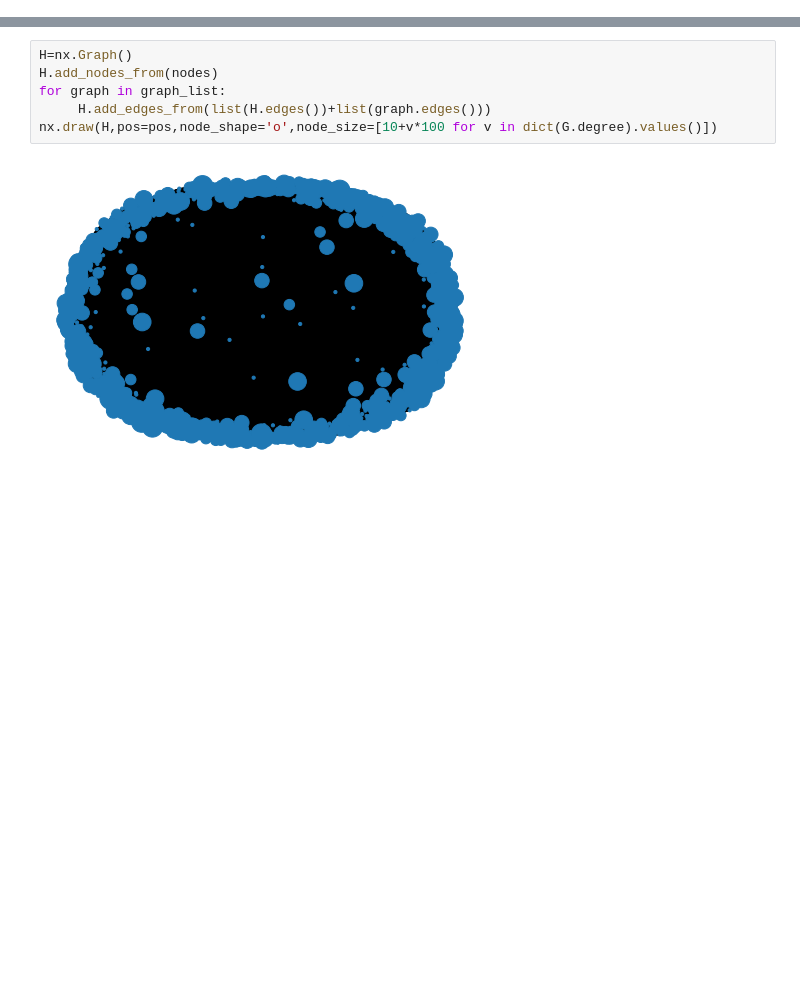
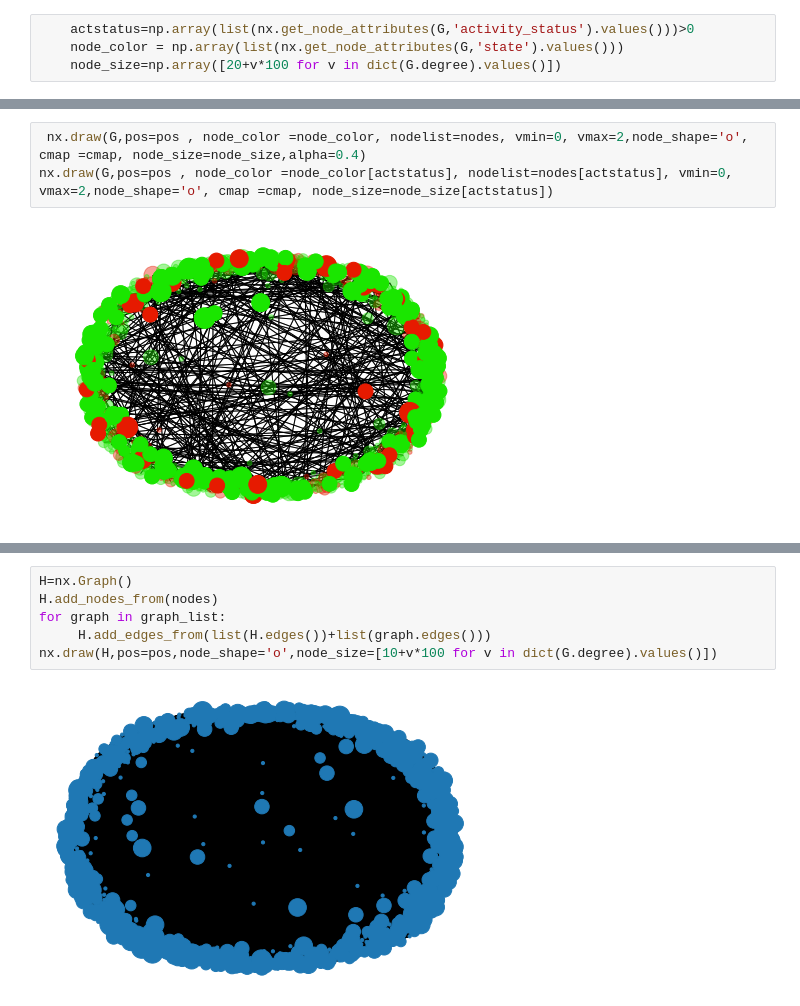
Before and after one commit to MateuszS312/ADN_complex_network, a Jupyter notebook: ADN_complex_network.ipynb, the cells around one changed output, grey strips where cells are left out. Drawn from its saved outputs; the diff is of its cells as text; blank space fills up the shorter version.

```diff
--- a/ADN_complex_network.ipynb
+++ b/ADN_complex_network.ipynb
@@ -63,0 +97,4 @@ len(graph_list)
+# %%
+    actstatus=np.array(list(nx.get_node_attributes(G,'activity_status').values()))>0
+    node_color = np.array(list(nx.get_node_attributes(G,'state').values()))
+    node_size=np.array([20+v*100 for v in dict(G.degree).values()])
@@ -63,0 +121,5 @@ len(graph_list)
+# %%
+ nx.draw(G,pos=pos , node_color =node_color, nodelist=nodes, vmin=0, vmax=2,node_shape='o', cmap =cmap, node_size=node_size,alpha=0.4)
+nx.draw(G,pos=pos , node_color =node_color[actstatus], nodelist=nodes[actstatus], vmin=0, vmax=2,node_shape='o', cmap =cmap, node_size=node_size[actstatus])
+# %% [output]
+[figure, added]
```
Also changed, not shown: parts of 11 cells of this notebook.
